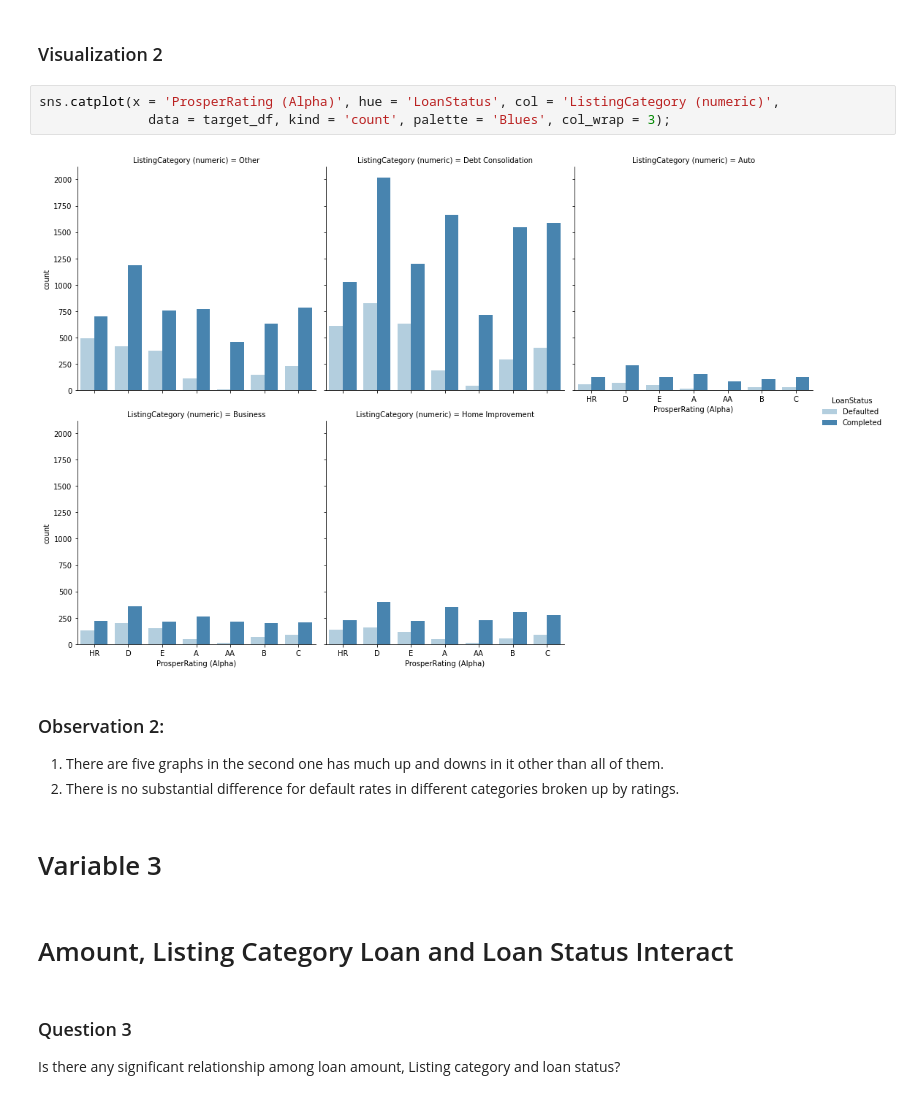
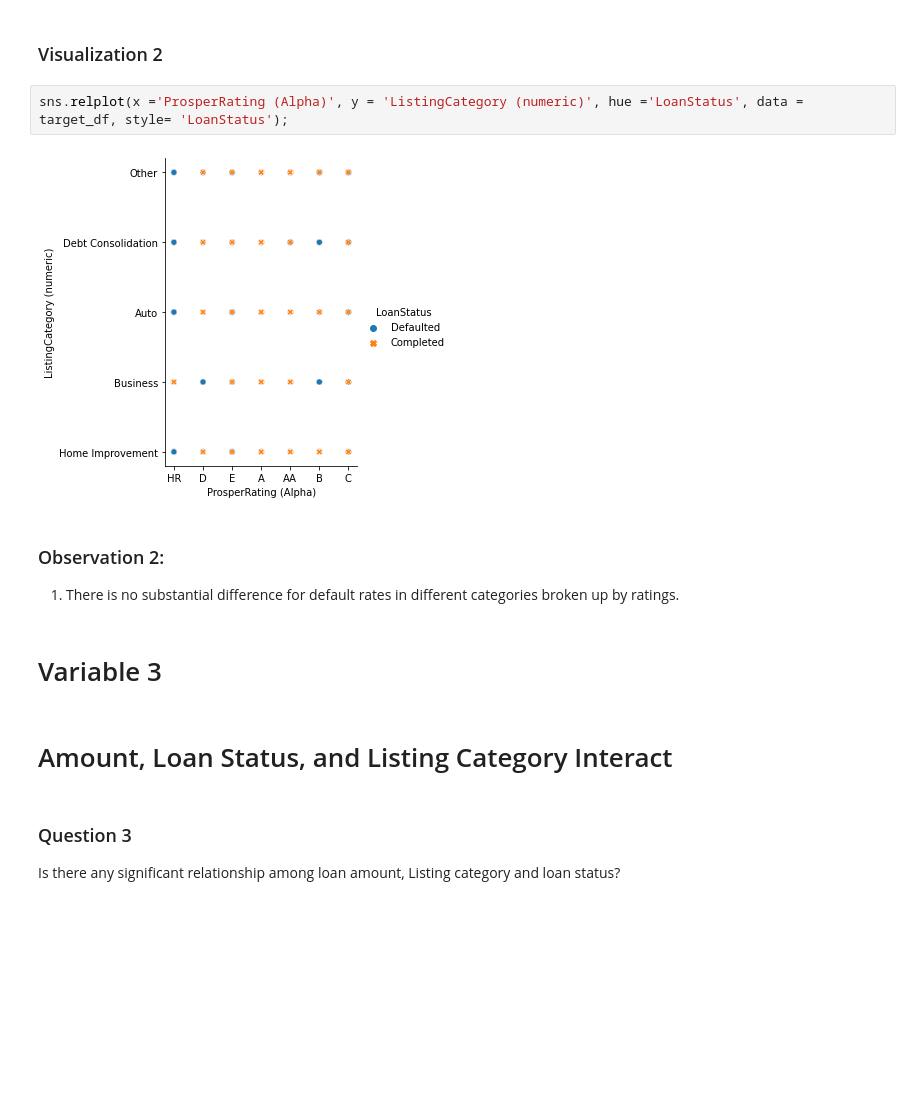
Before and after one commit to EnochAy/Udacity-Nanodegree-Data-Analyst---Data-Visualization-Project, a Jupyter notebook: Final Submission/Part_I_exploration.ipynb, the cells around one changed output. Saved outputs shown, nothing was run; the diff lists cells and outputs as text; blank space fills up the shorter version.

```diff
--- a/Final Submission/Part_I_exploration.ipynb
+++ b/Final Submission/Part_I_exploration.ipynb
@@ -627,19 +630,17 @@ Is there any significant relationship among Credit categories, rating and outcom
 # %% [markdown]
 ### Visualization 2
 # %%
-sns.catplot(x = 'ProsperRating (Alpha)', hue = 'LoanStatus', col = 'ListingCategory (numeric)',
-              data = target_df, kind = 'count', palette = 'Blues', col_wrap = 3);
+sns.relplot(x ='ProsperRating (Alpha)', y = 'ListingCategory (numeric)', hue ='LoanStatus', data = target_df, style= 'LoanStatus');
 # %% [output]
-[figure, old version]
+[figure, new version]
 # %% [markdown]
 ### Observation 2:
 
-1. There are five graphs in the second one has much up and downs in it other than all of them.
-2. There is no substantial difference for default rates in different categories broken up by ratings.
+1. There is no substantial difference for default rates in different categories broken up by ratings.
 # %% [markdown]
 # Variable 3
 # %% [markdown]
-# Amount, Listing Category Loan and Loan Status Interact
+# Amount, Loan Status, and Listing Category Interact
 # %% [markdown]
 ### Question 3
 Is there any significant relationship among loan amount, Listing category and loan status?
```
Also changed, not shown: parts of 27 cells of this notebook, 11 other files.
